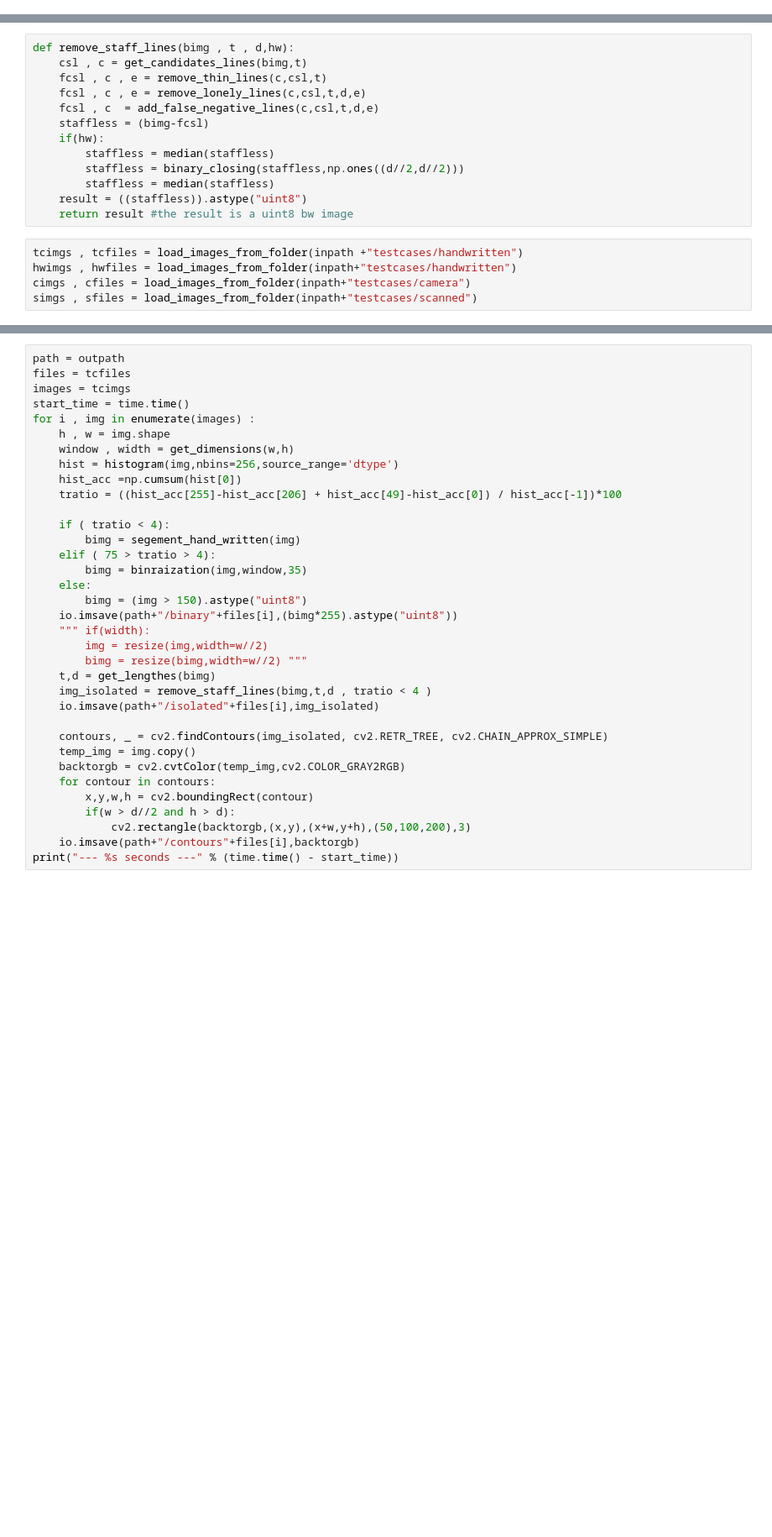
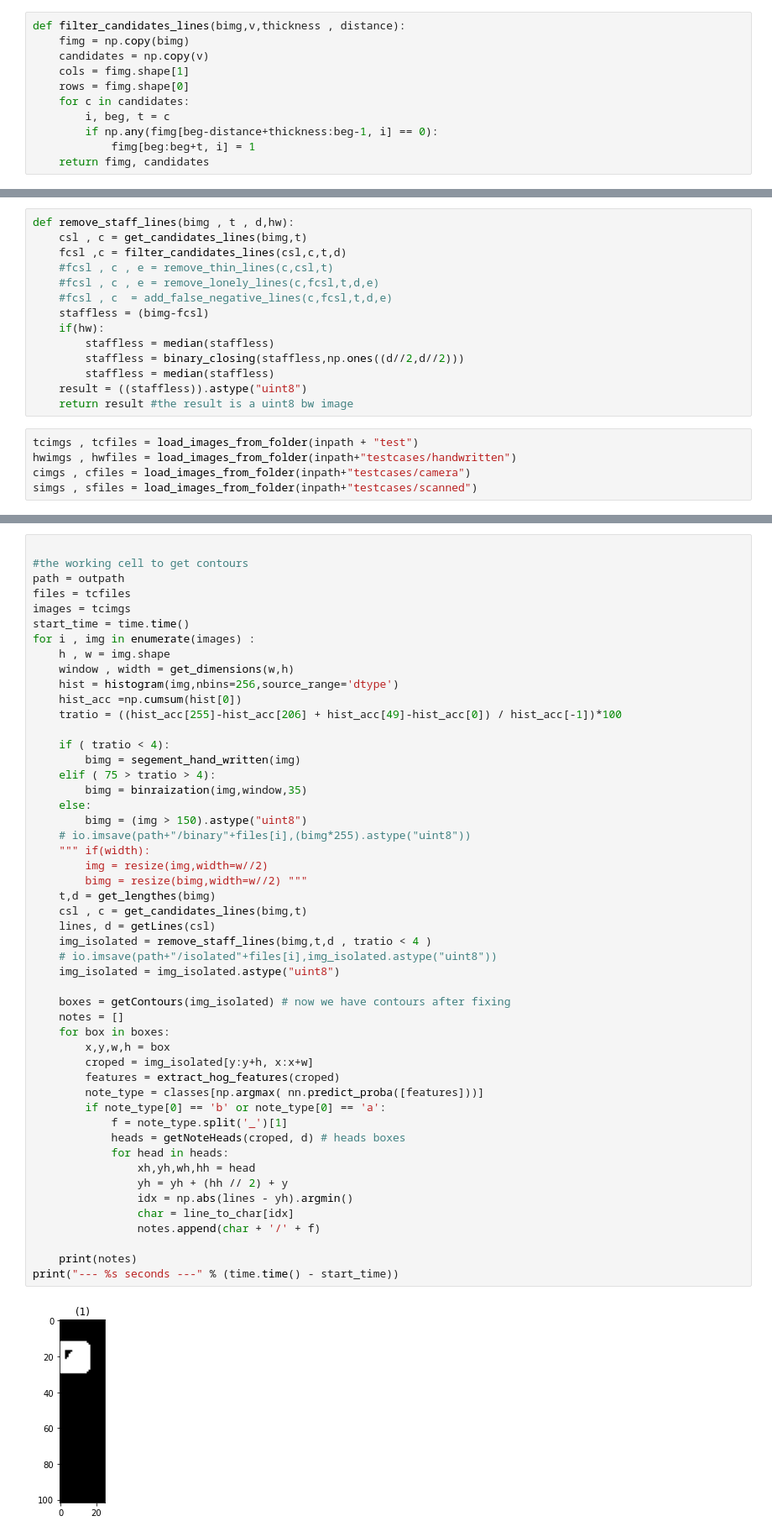
Before and after one commit to aaarafat/Mushido, a Jupyter notebook: notebooks/isolation2.ipynb, the cells around one changed output, grey strips where cells are left out. Shown: that part at 84% size. Saved outputs shown, nothing was run; the diff lists cells and outputs as text; blank space fills up the shorter version.

Commit message:
detect the correct char in music note

```diff
--- a/notebooks/isolation2.ipynb
+++ b/notebooks/isolation2.ipynb
@@ -60,6 +215,17 @@ def get_lengthes(img, offset=1):
                 else:
                     candidates.append((i, beg, j-beg))
     return fimg, candidates
+# %%
+def filter_candidates_lines(bimg,v,thickness , distance):
+    fimg = np.copy(bimg)
+    candidates = np.copy(v)
+    cols = fimg.shape[1]
+    rows = fimg.shape[0]
+    for c in candidates:
+        i, beg, t = c
+        if np.any(fimg[beg-distance+thickness:beg-1, i] == 0):
+            fimg[beg:beg+t, i] = 1
+    return fimg, candidates
 # %%
 def remove_thin_lines(v, csl, thickness):
     cols = csl.shape[1]
@@ -218,9 +384,10 @@ def segement_hand_written(img):
 # %%
 def remove_staff_lines(bimg , t , d,hw):
     csl , c = get_candidates_lines(bimg,t)
-    fcsl , c , e = remove_thin_lines(c,csl,t)
-    fcsl , c , e = remove_lonely_lines(c,csl,t,d,e)
-    fcsl , c  = add_false_negative_lines(c,csl,t,d,e)
+    fcsl ,c = filter_candidates_lines(csl,c,t,d)
+    #fcsl , c , e = remove_thin_lines(c,csl,t)
+    #fcsl , c , e = remove_lonely_lines(c,fcsl,t,d,e)
+    #fcsl , c  = add_false_negative_lines(c,fcsl,t,d,e)
     staffless = (bimg-fcsl)
     if(hw):
         staffless = median(staffless)
@@ -229,7 +396,7 @@ def remove_staff_lines(bimg , t , d,hw):
     result = ((staffless)).astype("uint8")
     return result #the result is a uint8 bw image
 # %%
-tcimgs , tcfiles = load_images_from_folder(inpath +"testcases/handwritten")
+tcimgs , tcfiles = load_images_from_folder(inpath + "test")
 hwimgs , hwfiles = load_images_from_folder(inpath+"testcases/handwritten")
 cimgs , cfiles = load_images_from_folder(inpath+"testcases/camera")
 simgs , sfiles = load_images_from_folder(inpath+"testcases/scanned")
@@ -239,38 +406,54 @@ simgs , sfiles = load_images_from_folder(inpath+"testcases/scanned")
 ../inputs/testcases/camera
 ../inputs/testcases/scanned
 # %%
+
+#the working cell to get contours
 path = outpath
 files = tcfiles
 images = tcimgs
 start_time = time.time()
 for i , img in enumerate(images) :
     h , w = img.shape
     window , width = get_dimensions(w,h)
     hist = histogram(img,nbins=256,source_range='dtype')
     hist_acc =np.cumsum(hist[0])
     tratio = ((hist_acc[255]-hist_acc[206] + hist_acc[49]-hist_acc[0]) / hist_acc[-1])*100
 
     if ( tratio < 4):
         bimg = segement_hand_written(img)
     elif ( 75 > tratio > 4):
         bimg = binraization(img,window,35)
     else:
         bimg = (img > 150).astype("uint8")
-    io.imsave(path+"/binary"+files[i],(bimg*255).astype("uint8"))
+    # io.imsave(path+"/binary"+files[i],(bimg*255).astype("uint8"))
     """ if(width):
         img = resize(img,width=w//2)
         bimg = resize(bimg,width=w//2) """
     t,d = get_lengthes(bimg)
+    csl , c = get_candidates_lines(bimg,t)
+    lines, d = getLines(csl)
     img_isolated = remove_staff_lines(bimg,t,d , tratio < 4 )
-    io.imsave(path+"/isolated"+files[i],img_isolated)
+    # io.imsave(path+"/isolated"+files[i],img_isolated.astype("uint8"))
+    img_isolated = img_isolated.astype("uint8")
 
-    contours, _ = cv2.findContours(img_isolated, cv2.RETR_TREE, cv2.CHAIN_APPROX_SIMPLE)
-    temp_img = img.copy()
-    backtorgb = cv2.cvtColor(temp_img,cv2.COLOR_GRAY2RGB)
-    for contour in contours:
-        x,y,w,h = cv2.boundingRect(contour)
-        if(w > d//2 and h > d):
-            cv2.rectangle(backtorgb,(x,y),(x+w,y+h),(50,100,200),3)
-    io.imsave(path+"/contours"+files[i],backtorgb)
+    boxes = getContours(img_isolated) # now we have contours after fixing
+    notes = []
+    for box in boxes:
+        x,y,w,h = box
+        croped = img_isolated[y:y+h, x:x+w]
+        features = extract_hog_features(croped)
+        note_type = classes[np.argmax( nn.predict_proba([features]))]
+        if note_type[0] == 'b' or note_type[0] == 'a':
+            f = note_type.split('_')[1]
+            heads = getNoteHeads(croped, d) # heads boxes
+            for head in heads:
+                xh,yh,wh,hh = head
+                yh = yh + (hh // 2) + y
+                idx = np.abs(lines - yh).argmin()
+                char = line_to_char[idx]
+                notes.append(char + '/' + f)
+
+    print(notes)
 print("--- %s seconds ---" % (time.time() - start_time))
 # %% [output]
+[figure, added]
```
Also changed, not shown: parts of 12 cells of this notebook, 4 other files.
